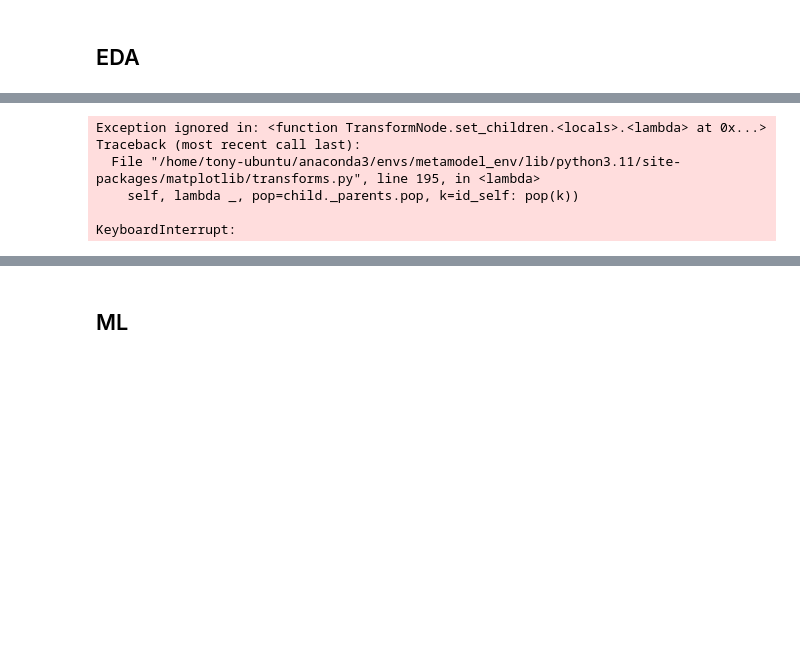
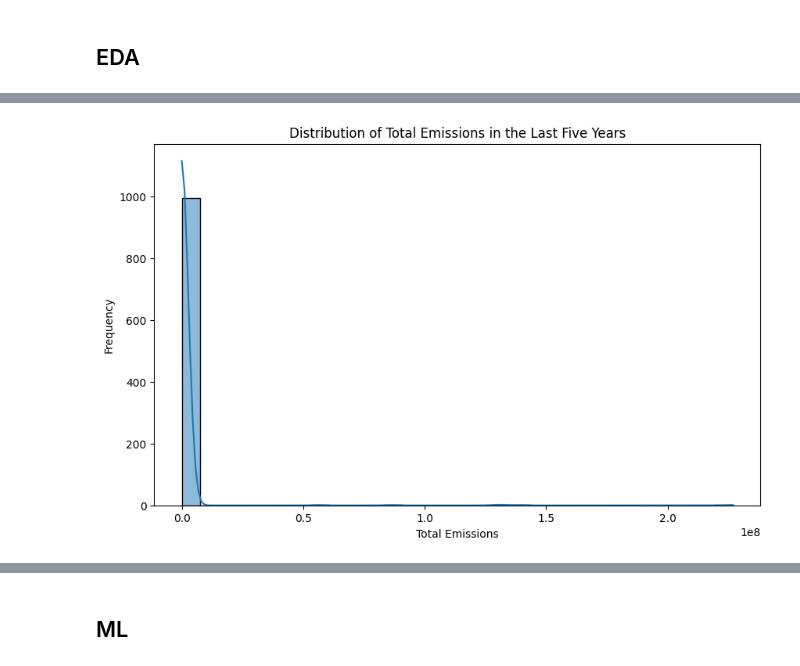
Before and after one commit to sisepuede-framework/ssp_metamodel, a Jupyter notebook: notebooks/model_draft_1.ipynb, the cells around one changed output, grey strips where cells are left out. Saved outputs shown, nothing was run; the diff lists cells and outputs as text; code cells hidden in the pictures; blank space fills up the shorter version.

Commit message:
Update model draft 1 notebook with first attempt of training the model

```diff
--- a/notebooks/model_draft_1.ipynb
+++ b/notebooks/model_draft_1.ipynb
@@ -16,4 +22,6 @@ SIMULATION_DIR_PATH = os.path.join(SSP_DIR_PATH, "sisepuede_run_2025-01-14T17;04
 TRAINING_DIR_PATH = os.path.join(DATA_DIR_PATH, "training")
 # %%
 TRAINING_DATA_PATH = os.path.join(TRAINING_DIR_PATH, "training_data.csv")
-epp = EmissionsPredictionPipeline(TRAINING_DATA_PATH)
+training_df = pd.read_csv(TRAINING_DATA_PATH)
+training_df = training_df.drop(columns=["primary_id", "future_id"])
+training_df.head()
@@ -39,9 +50,12 @@ epp.df
 # %%
-epp.perform_eda()
+def plot_emissions_histogram(df, column="total_emissions_last_five_years", bins=30, kde=True, title="Distribution of Total Emissions in the Last Five Years"):
+    plt.figure(figsize=(10, 6))
+    sns.histplot(df[column], bins=bins, kde=kde)
+    plt.title(title)
+    plt.xlabel("Total Emissions")
+    plt.ylabel("Frequency")
+    plt.show()
+
+plot_emissions_histogram(training_df)
 # %% [output]
-Exception ignored in: <function TransformNode.set_children.<locals>.<lambda> at 0x...>
-Traceback (most recent call last):
-  File "/home/tony-ubuntu/anaconda3/envs/metamodel_env/lib/python3.11/site-packages/matplotlib/transforms.py", line 195, in <lambda>
-    self, lambda _, pop=child._parents.pop, k=id_self: pop(k))
-
-KeyboardInterrupt:
+[figure, added]
```
Also changed, not shown: parts of 19 cells of this notebook.
